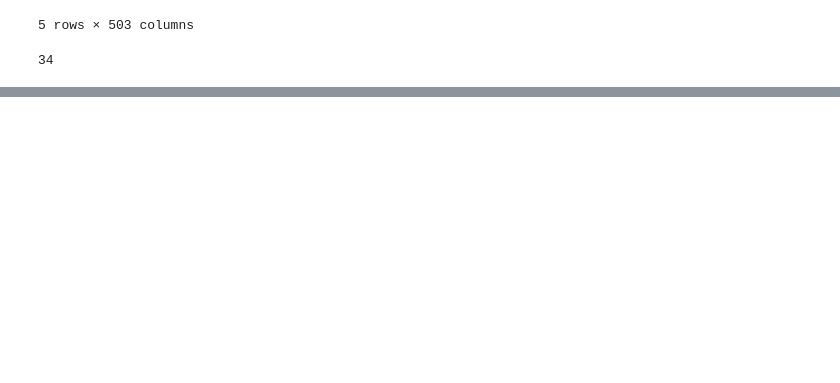
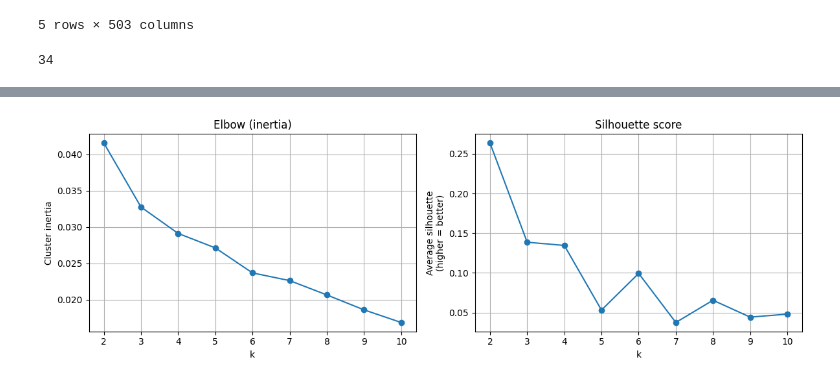
Before and after one commit to RyanKim04/Stock-Classification-Prediction-using-K-shape-clustering, a Jupyter notebook: main.ipynb, the cells around one changed output, grey strips where cells are left out. Drawn from its saved outputs; the diff is of its cells as text; code cells hidden in the pictures; blank space fills up the shorter version.

```diff
--- a/main.ipynb
+++ b/main.ipynb
@@ -82 +86,52 @@ df.head()
 5 rows × 469 columns
+# %%
+from tslearn.preprocessing import TimeSeriesScalerMeanVariance
+
+# z-normalise each ticker (k-Shape assumes mean-0/var-1)
+scaler  = TimeSeriesScalerMeanVariance()
+X       = scaler.fit_transform(df.values.T)   # shape: (n_tickers, n_months)
+# %%
+# ------------------------------------------------------------
+# 1. Re-use X from the elbow step
+#     (X.shape == (n_tickers, n_months); already z-normalised)
+# ------------------------------------------------------------
+from tslearn.clustering import KShape
+from sklearn.metrics import silhouette_score
+import matplotlib.pyplot as plt
+
+k_values     = range(2, 11)
+inertias     = []      # re-collect, handy to keep them together
+silhouettes  = []
+
+for k in k_values:
+    ks = KShape(n_clusters=k, random_state=42, n_init=10).fit(X)
+    inertias.append(ks.inertia_)
+
+    # sklearn's silhouette_score needs 2-D array (n_samples × n_features)
+    labels = ks.labels_
+    flatX  = X.reshape(X.shape[0], -1)     # flatten the time axis
+    sil    = silhouette_score(flatX, labels, metric="euclidean")
+    silhouettes.append(sil)
+
+# ------------------------------------------------------------
+# 2. Plot inertia and silhouette side-by-side
+# ------------------------------------------------------------
+fig, ax = plt.subplots(1, 2, figsize=(12, 4))
+
+# Arm / elbow
+ax[0].plot(k_values, inertias, marker='o')
+ax[0].set_title("Elbow (inertia)")
+ax[0].set_xlabel("k")
+ax[0].set_ylabel("Cluster inertia")
+
+# Silhouette
+ax[1].plot(k_values, silhouettes, marker='o')
+ax[1].set_title("Silhouette score")
+ax[1].set_xlabel("k")
+ax[1].set_ylabel("Average silhouette\n(higher = better)")
+
+for a in ax: a.grid(True)
+plt.tight_layout()
+plt.show()
+# %% [output]
+[figure, added]
```
Also changed, not shown: parts of 7 cells of this notebook.
